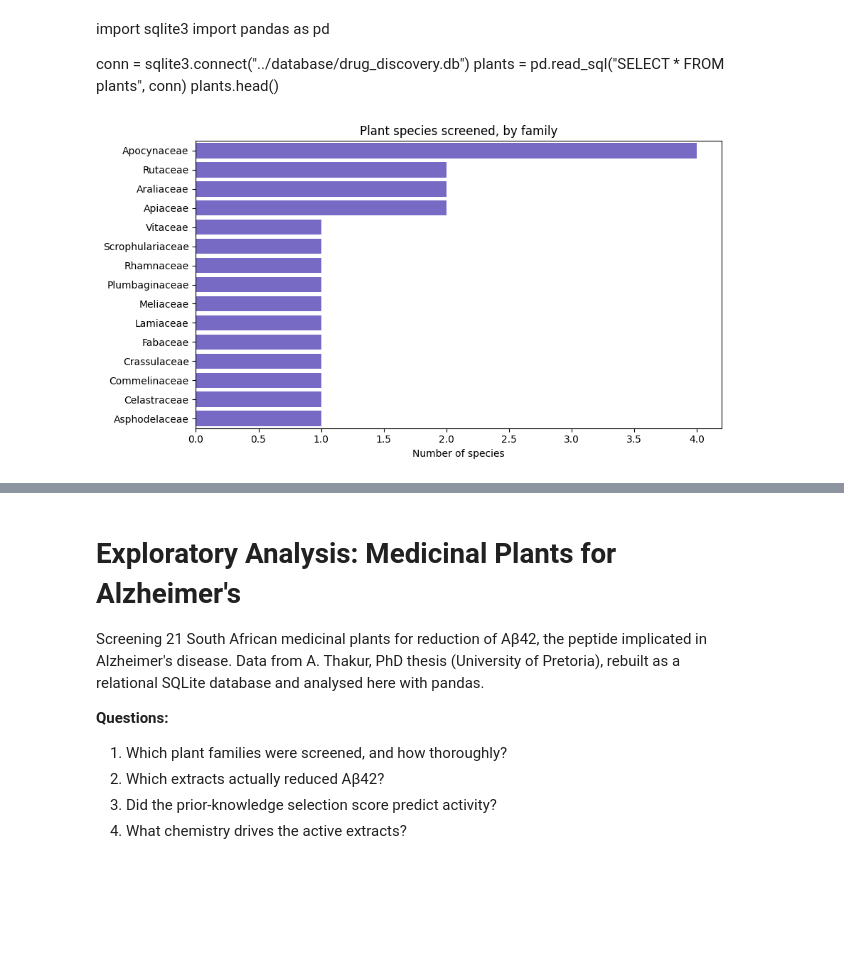
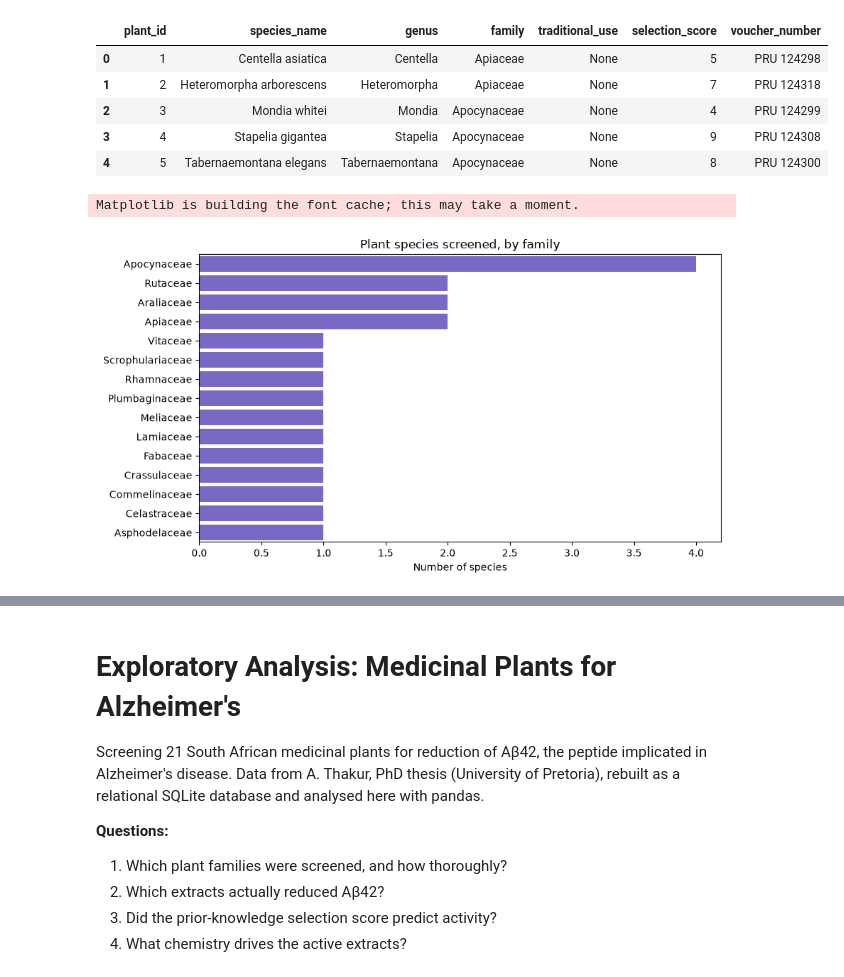
Before and after one commit to thakuranu0314-eng/alzheimers-drug-discovery, a Jupyter notebook: notebooks/Untitled.ipynb, the cells around one changed output, grey strips where cells are left out. Drawn from its saved outputs; the diff is of its cells as text; code cells hidden in the pictures; blank space fills up the shorter version.

```diff
--- a/notebooks/Untitled.ipynb
+++ b/notebooks/Untitled.ipynb
@@ -1,10 +1,17 @@
-# %% [markdown]
-import sqlite3
-import pandas as pd
-
-conn = sqlite3.connect("../database/drug_discovery.db")
-plants = pd.read_sql("SELECT * FROM plants", conn)
-plants.head()
+# %%
+import sqlite3
+import pandas as pd
+
+conn = sqlite3.connect("../database/drug_discovery.db")
+plants = pd.read_sql("SELECT * FROM plants", conn)
+plants.head()
+# %% [output]
+|  | plant_id | species_name | genus | family | traditional_use | selection_score | voucher_number |
+| 0 | 1 | Centella asiatica | Centella | Apiaceae | None | 5 | PRU 124298 |
+| 1 | 2 | Heteromorpha arborescens | Heteromorpha | Apiaceae | None | 7 | PRU 124318 |
+| 2 | 3 | Mondia whitei | Mondia | Apocynaceae | None | 4 | PRU 124299 |
+| 3 | 4 | Stapelia gigantea | Stapelia | Apocynaceae | None | 9 | PRU 124308 |
+| 4 | 5 | Tabernaemontana elegans | Tabernaemontana | Apocynaceae | None | 8 | PRU 124300 |
 # %%
 import matplotlib.pyplot as plt
 import seaborn as sns
@@ -24,7 +31,8 @@ plt.title("Plant species screened, by family")
 plt.tight_layout()
 plt.show()
 # %% [output]
+Matplotlib is building the font cache; this may take a moment.
-[figure, old version]
+[figure, new version]
 # %%
 hits = pd.read_sql("""
     SELECT p.species_name, ar.result_pct
```
Also changed, not shown: parts of 3 cells of this notebook, 1 other file.
